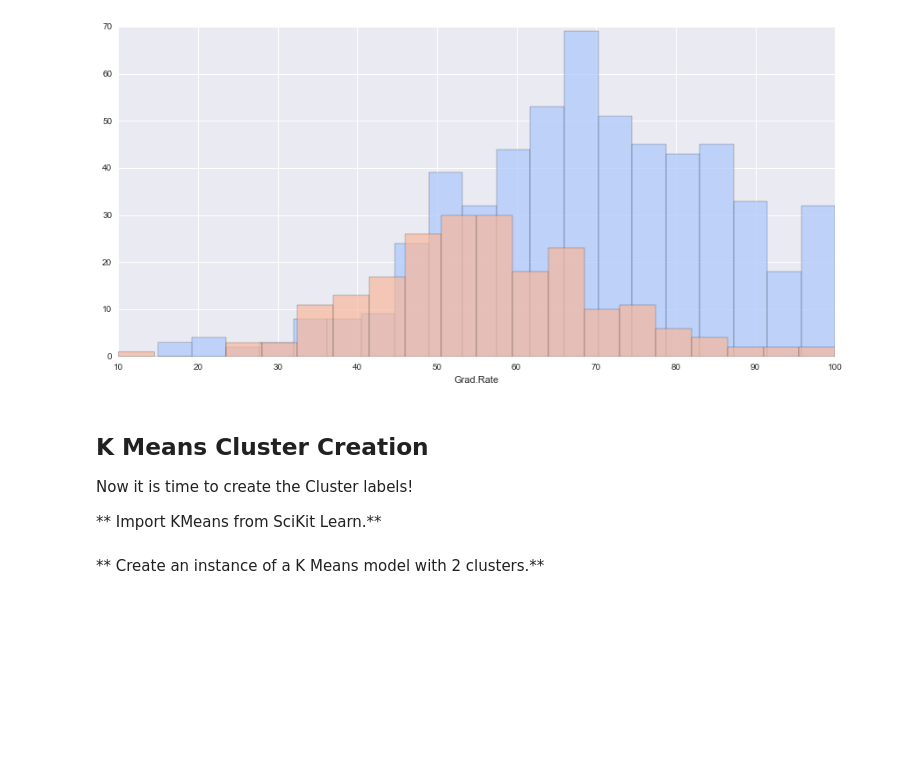
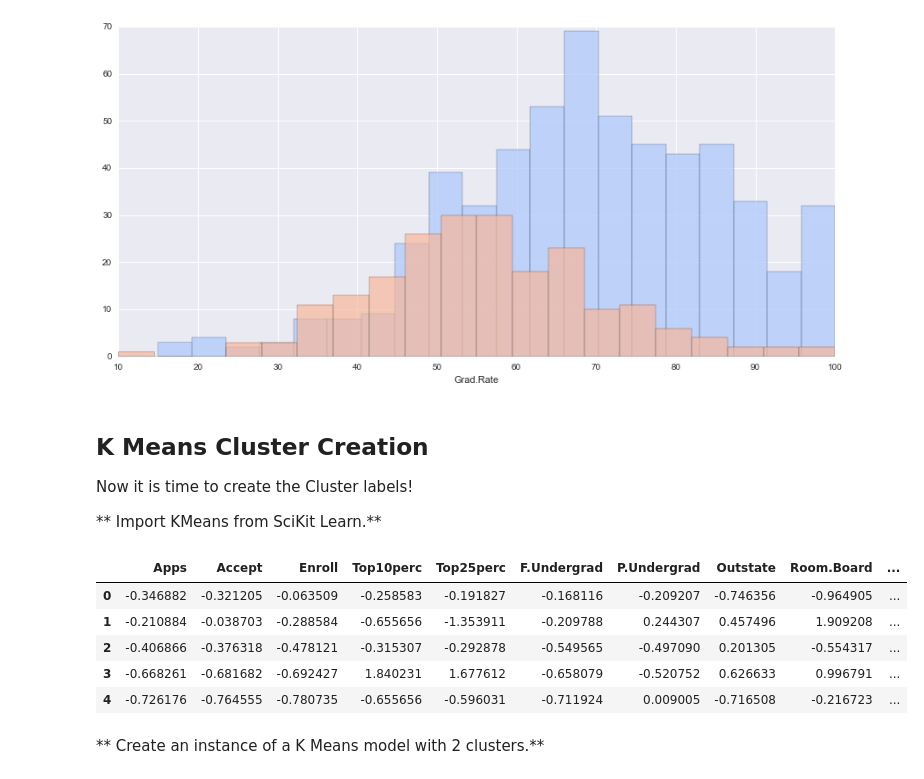
Before and after one commit to Ernest-Anderson-Hutasoit/K-Means-Clustering-Practice, a Jupyter notebook: 02-K Means Clustering Project.ipynb, the cells around one changed output. Cells and saved outputs as stored; diff of their text form; code cells hidden in the pictures; blank space fills up the shorter version.

```diff
--- a/02-K Means Clustering Project.ipynb
+++ b/02-K Means Clustering Project.ipynb
@@ -194,2 +196,18 @@ Now it is time to create the Cluster labels!
+# %%
+scaler = StandardScaler()
+
+scaler.fit(college.drop('Private', axis=1))
+
+scaled_features = scaler.transform(college.drop('Private', axis=1))
+# %%
+college_feat = pd.DataFrame(scaled_features, columns=college.columns[1:])
+college_feat.head()
+# %% [output]
+|  | Apps | Accept | Enroll | Top10perc | Top25perc | F.Undergrad | P.Undergrad | Outstate | Room.Board | ... |
+| 0 | -0.346882 | -0.321205 | -0.063509 | -0.258583 | -0.191827 | -0.168116 | -0.209207 | -0.746356 | -0.964905 | ... |
+| 1 | -0.210884 | -0.038703 | -0.288584 | -0.655656 | -1.353911 | -0.209788 | 0.244307 | 0.457496 | 1.909208 | ... |
+| 2 | -0.406866 | -0.376318 | -0.478121 | -0.315307 | -0.292878 | -0.549565 | -0.497090 | 0.201305 | -0.554317 | ... |
+| 3 | -0.668261 | -0.681682 | -0.692427 | 1.840231 | 1.677612 | -0.658079 | -0.520752 | 0.626633 | 0.996791 | ... |
+| 4 | -0.726176 | -0.764555 | -0.780735 | -0.655656 | -0.596031 | -0.711924 | 0.009005 | -0.716508 | -0.216723 | ... |
 # %% [markdown]
 ** Create an instance of a K Means model with 2 clusters.**
```
Also changed, not shown: parts of 15 cells of this notebook.
